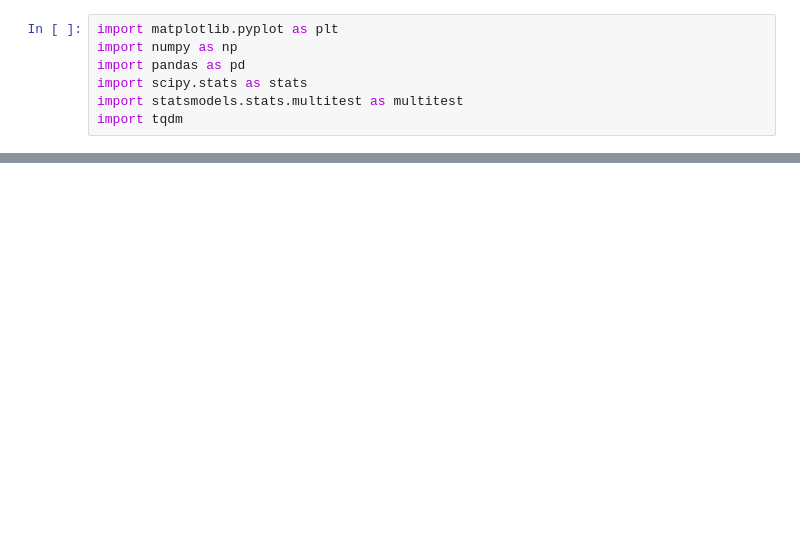
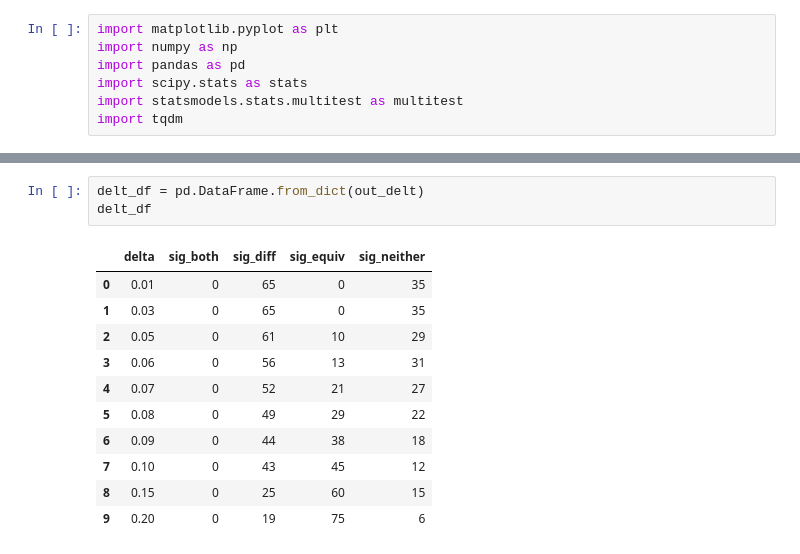
Before and after one commit to juliaolivieri/equivalence_testing, a Jupyter notebook: notebooks/perform_test_tabular_data.ipynb, the cells around one changed output, grey strips where cells are left out. Drawn from its saved outputs; the diff is of its cells as text; blank space fills up the shorter version.

```diff
--- a/notebooks/perform_test_tabular_data.ipynb
+++ b/notebooks/perform_test_tabular_data.ipynb
@@ -124,0 +124,15 @@ equiv pvalue: 0.1001428220589537
+# %%
+delt_df = pd.DataFrame.from_dict(out_delt)
+delt_df
+# %% [output]
+|  | delta | sig_both | sig_diff | sig_equiv | sig_neither |
+| 0 | 0.01 | 0 | 65 | 0 | 35 |
+| 1 | 0.03 | 0 | 65 | 0 | 35 |
+| 2 | 0.05 | 0 | 61 | 10 | 29 |
+| 3 | 0.06 | 0 | 56 | 13 | 31 |
+| 4 | 0.07 | 0 | 52 | 21 | 27 |
+| 5 | 0.08 | 0 | 49 | 29 | 22 |
+| 6 | 0.09 | 0 | 44 | 38 | 18 |
+| 7 | 0.10 | 0 | 43 | 45 | 12 |
+| 8 | 0.15 | 0 | 25 | 60 | 15 |
+| 9 | 0.20 | 0 | 19 | 75 | 6 |
```
Also changed, not shown: parts of 14 cells of this notebook, 15 other files.
